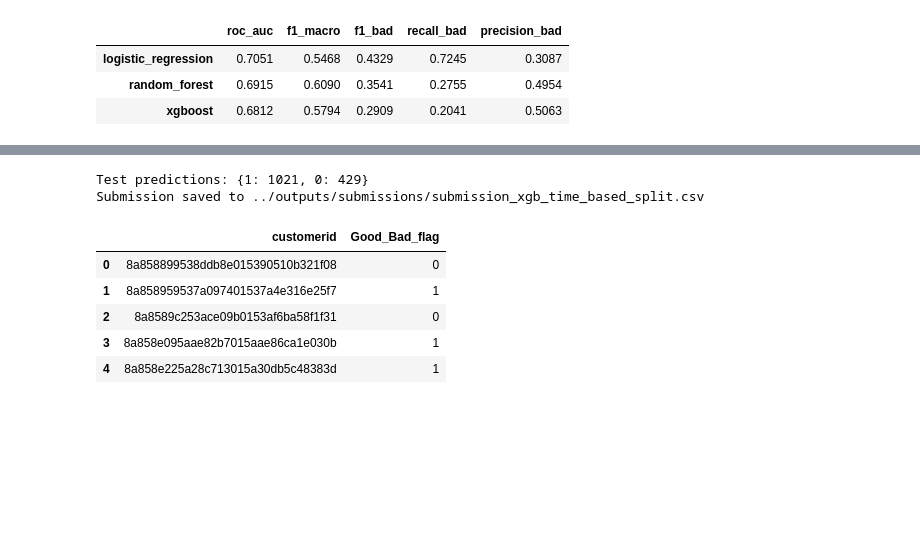
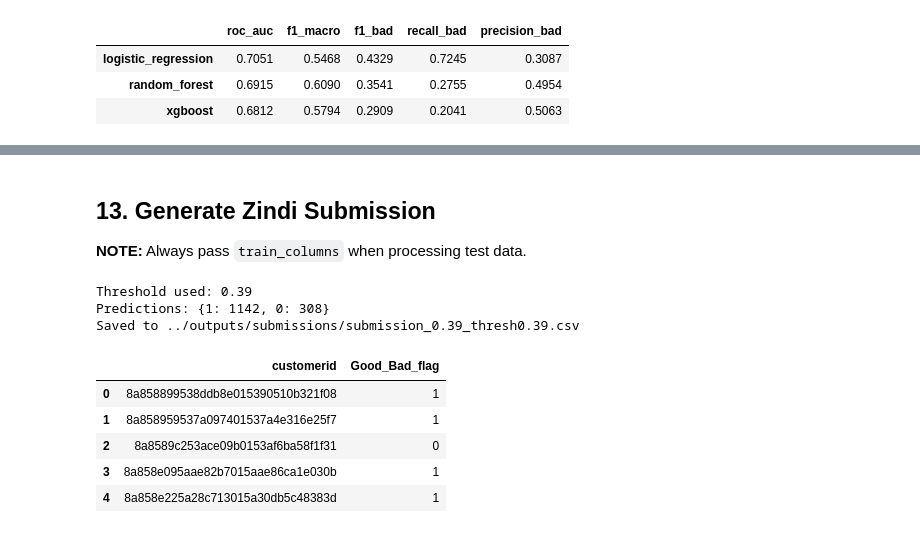
Before and after one commit to kozah04/loan-default-risk, a Jupyter notebook: notebooks/modelling_and_evaluation.ipynb, the cells around one changed output, grey strips where cells are left out. Saved outputs shown, nothing was run; the diff lists cells and outputs as text; code cells hidden in the pictures; blank space fills up the shorter version.

```diff
--- a/notebooks/modelling_and_evaluation.ipynb
+++ b/notebooks/modelling_and_evaluation.ipynb
@@ -243,7 +172,8 @@ for name, pipeline in get_models().items():
         X_train=X_train,
         y_train=y_train,
         n_iter=30,
-        cv=5
+        cv=5,
+        use_time_cv=False
     )
     tuned_models[name] = search.best_estimator_
 # %% [output]
@@ -383,0 +320,22 @@ This outcome, while initially surprising, is consistent with what the research l
+# %%
+# Pick best stack config by ROC-AUC
+best_stack_name = max(stack_results, key=lambda k: stack_results[k]["roc_auc"])
+best_stack = stack_results[best_stack_name]["model"]
+best_stack_proba = predict_proba(best_stack, X_val_imp)
+
+print(f"Best stack config: {best_stack_name}")
+print("\nThreshold sweep (optimising recall Bad):")
+
+sweep_results = []
+for t in np.arange(0.30, 0.55, 0.01):
+    m = evaluate_model(y_val, best_stack_proba, threshold=round(t, 2))
+    sweep_results.append({
+        "threshold": round(t, 2),
+        "recall_bad": m["recall_bad"],
+        "precision_bad": m["precision_bad"],
+        "f1_bad": m["f1_bad"],
+        "roc_auc": m["roc_auc"]
+    })
+
+sweep_df = pd.DataFrame(sweep_results)
+print(sweep_df.to_string(index=False))
@@ -436,27 +386,36 @@ We apply the best model (standalone Logistic Regression from iteration 2 feature
+# %% [markdown]
+## 13. Generate Zindi Submission
+
+**NOTE:** Always pass `train_columns` when processing test data.
 # %%
-# NOTE: always pass train_columns when processing test data
+# Choose threshold from sweep — pick the one that maximises recall_bad
+# Update submit_threshold below based on sweep results above
+submit_threshold = 0.39  # update this after reviewing the sweep table
+
 test_df = load_and_merge(split="test")
 X_test, _ = engineer_model_features(test_df, is_train=False, train_columns=X_train.columns.tolist())
+X_test_imp = pd.DataFrame(imputer.transform(X_test), columns=X_train.columns)
 
-test_proba = predict_proba(best_model, X_test)
-test_pred = (test_proba >= optimal_threshold).astype(int)
+test_proba = predict_proba(best_stack, X_test_imp)
+test_pred  = (test_proba >= submit_threshold).astype(int)
 
-print(f"Test predictions: {pd.Series(test_pred).value_counts().to_dict()}")
+print(f"Threshold used: {submit_threshold}")
+print(f"Predictions: {pd.Series(test_pred).value_counts().to_dict()}")
 
 submission = pd.DataFrame({
     "customerid": test_df["customerid"].values,
     "Good_Bad_flag": test_pred
 })
-
-submission_path = "../outputs/submissions/submission_xgb_time_based_split.csv"
+submission_path = f"../outputs/submissions/submission_thresh{submit_threshold}.csv"
 submission.to_csv(submission_path, index=False)
-print(f"Submission saved to {submission_path}")
+print(f"Saved to {submission_path}")
 submission.head()
 # %% [output]
-Test predictions: {1: 1021, 0: 429}
-Submission saved to ../outputs/submissions/submission_xgb_time_based_split.csv
+Threshold used: 0.39
+Predictions: {1: 1142, 0: 308}
+Saved to ../outputs/submissions/submission_0.39_thresh0.39.csv
 |  | customerid | Good_Bad_flag |
-| 0 | 8a858899538ddb8e015390510b321f08 | 0 |
+| 0 | 8a858899538ddb8e015390510b321f08 | 1 |
 | 1 | 8a858959537a097401537a4e316e25f7 | 1 |
 | 2 | 8a8589c253ace09b0153af6ba58f1f31 | 0 |
 | 3 | 8a858e095aae82b7015aae86ca1e030b | 1 |
```
Also changed, not shown: parts of 49 cells of this notebook, 6 other files.
